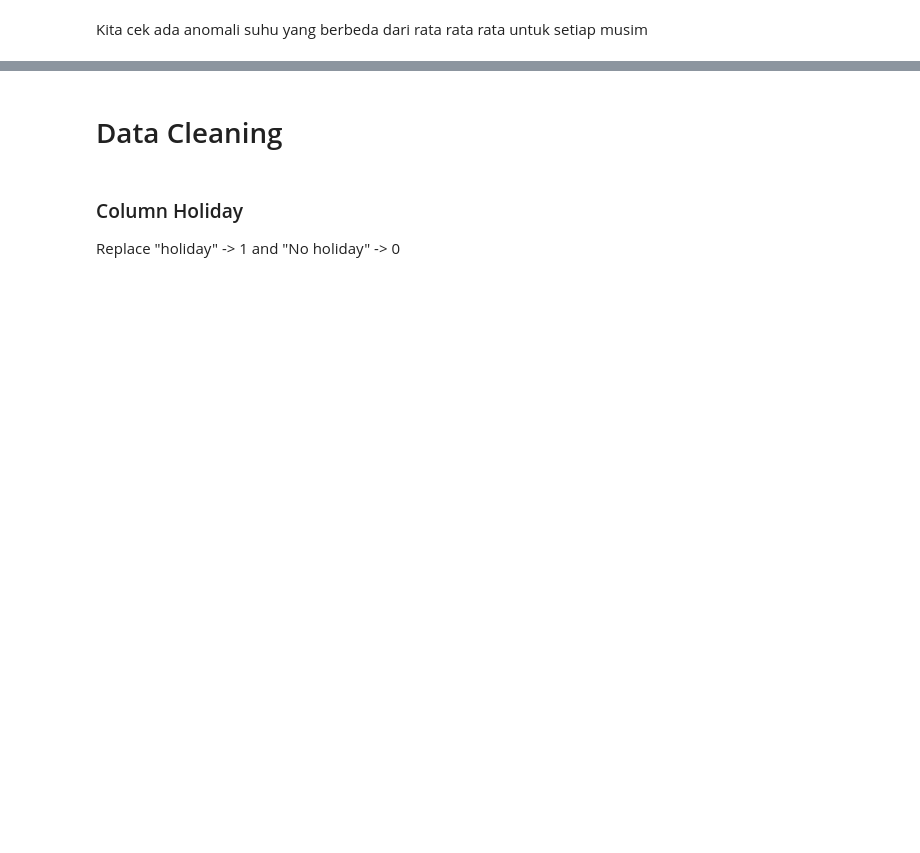
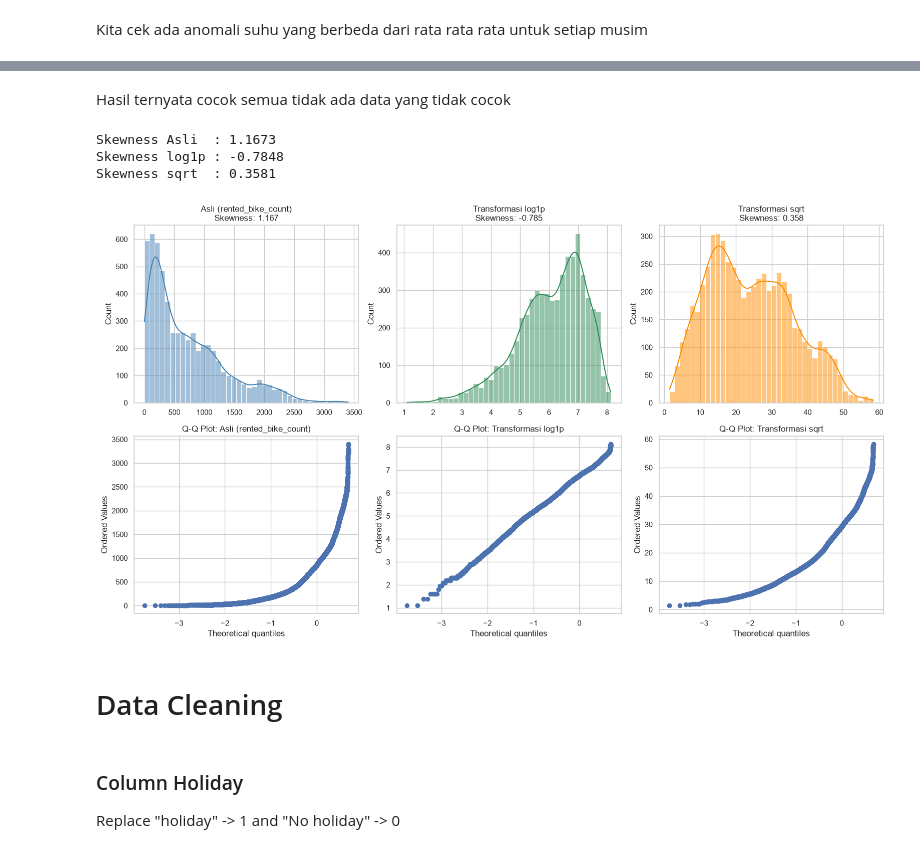
Before and after one commit to azziyadazki/bike-rush-omahti, a Jupyter notebook: bike-rush-azki-azziyad.ipynb, the cells around one changed output, grey strips where cells are left out. Saved outputs shown, nothing was run; the diff lists cells and outputs as text; code cells hidden in the pictures; blank space fills up the shorter version.

```diff
--- a/bike-rush-azki-azziyad.ipynb
+++ b/bike-rush-azki-azziyad.ipynb
@@ -32,12 +34,14 @@ VALID_PATH = 'D:/Code/Omahti-oprec/bike-rush-omahti/data/valid.csv'
 
 _tr = pd.read_csv(TRAIN_PATH)
 _te = pd.read_csv(TEST_PATH)
+_valid = pd.read_csv(VALID_PATH)
 
 sample = pd.read_csv(SAMPLE_PATH)
 
 N_TRAIN = len(_tr)
+N_VALID = len(_valid)
 
 # gabungkan train + test agar cleaning identik; baris test punya target NaN
-df_train = pd.concat([_tr, _te], ignore_index=True)
-print(df_train.shape, N_TRAIN)
+df_train = pd.concat([_tr, _te, _valid], ignore_index=True)
+print(df_train.shape, N_TRAIN, N_VALID)
 # %% [output]
@@ -214,3 +327,47 @@ dtype: int64
+# %% [markdown]
+Hasil ternyata cocok semua tidak ada data yang tidak cocok
+# %%
+import numpy as np
+import pandas as pd
+import matplotlib.pyplot as plt
+import seaborn as sns
+from scipy import stats
+
+y = df_train['rented_bike_count']
+y_log = np.log1p(y)
+y_sqrt = np.sqrt(y)
+
+# 1. Hitung nilai skewness secara kuantitatif
+print(f"Skewness Asli  : {y.skew():.4f}")
+print(f"Skewness log1p : {y_log.skew():.4f}")
+print(f"Skewness sqrt  : {y_sqrt.skew():.4f}")
+
+# 2. Visualisasi Histogram + KDE (baris atas) dan Q-Q Plot (baris bawah)
+fig, axes = plt.subplots(2, 3, figsize=(16, 9))
+
+variants = [
+    (y, 'Asli (rented_bike_count)', 'steelblue'),
+    (y_log, 'Transformasi log1p', 'seagreen'),
+    (y_sqrt, 'Transformasi sqrt', 'darkorange')
+]
+
+for i, (data, title, color) in enumerate(variants):
+    # Baris 1: Histogram + KDE
+    sns.histplot(data, kde=True, ax=axes[0, i], color=color, bins=40)
+    axes[0, i].set_title(f"{title}\nSkewness: {data.skew():.3f}")
+    axes[0, i].set_xlabel("")
+
+    # Baris 2: Q-Q Plot terhadap distribusi normal
+    stats.probplot(data, dist="norm", plot=axes[1, i])
+    axes[1, i].set_title(f"Q-Q Plot: {title}")
+
+plt.tight_layout()
+plt.show()
+# %% [output]
+Skewness Asli  : 1.1673
+Skewness log1p : -0.7848
+Skewness sqrt  : 0.3581
+[figure, added]
 # %% [markdown]
 # Data Cleaning
 # %% [markdown]
```
Also changed, not shown: parts of 37 cells of this notebook, 1 other file.
